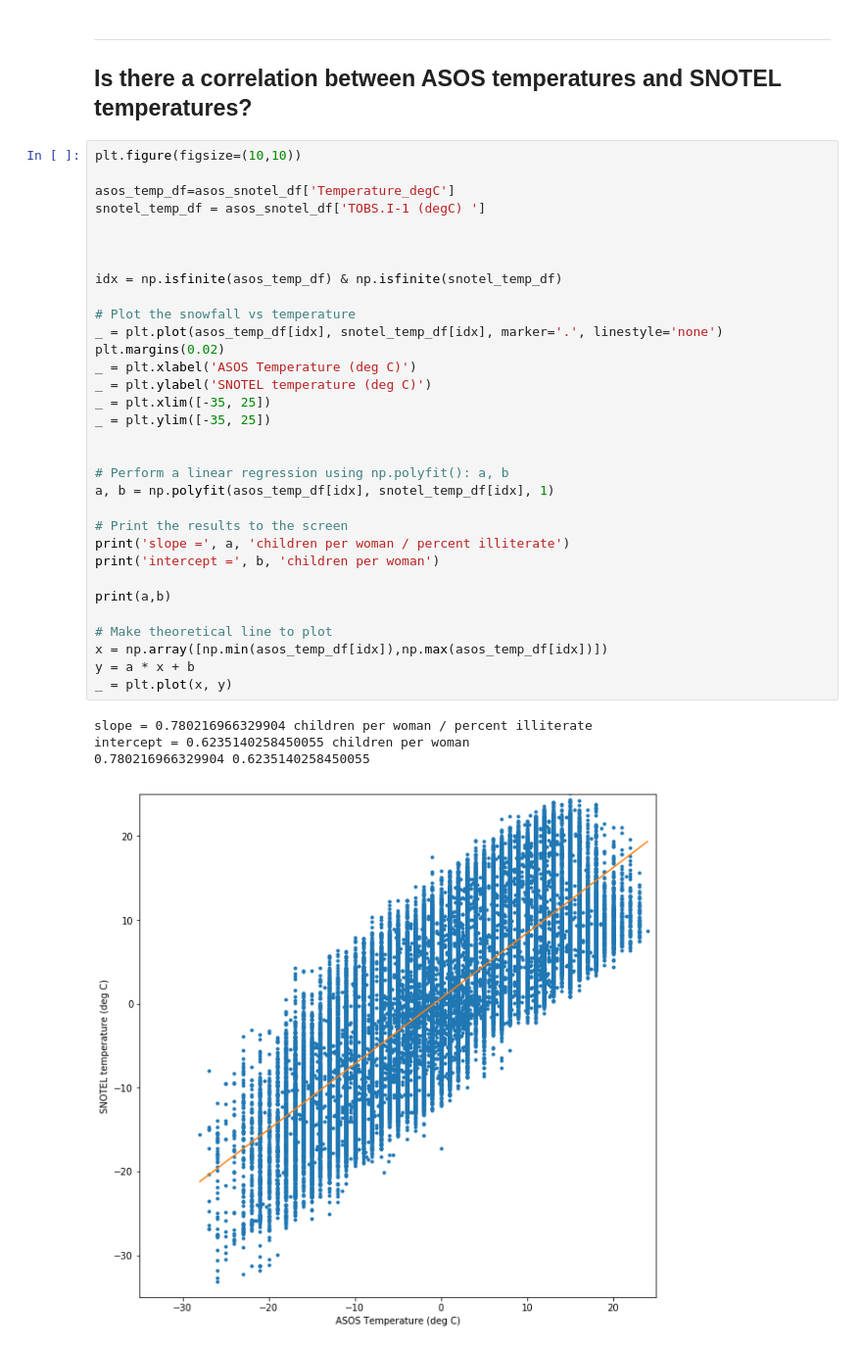
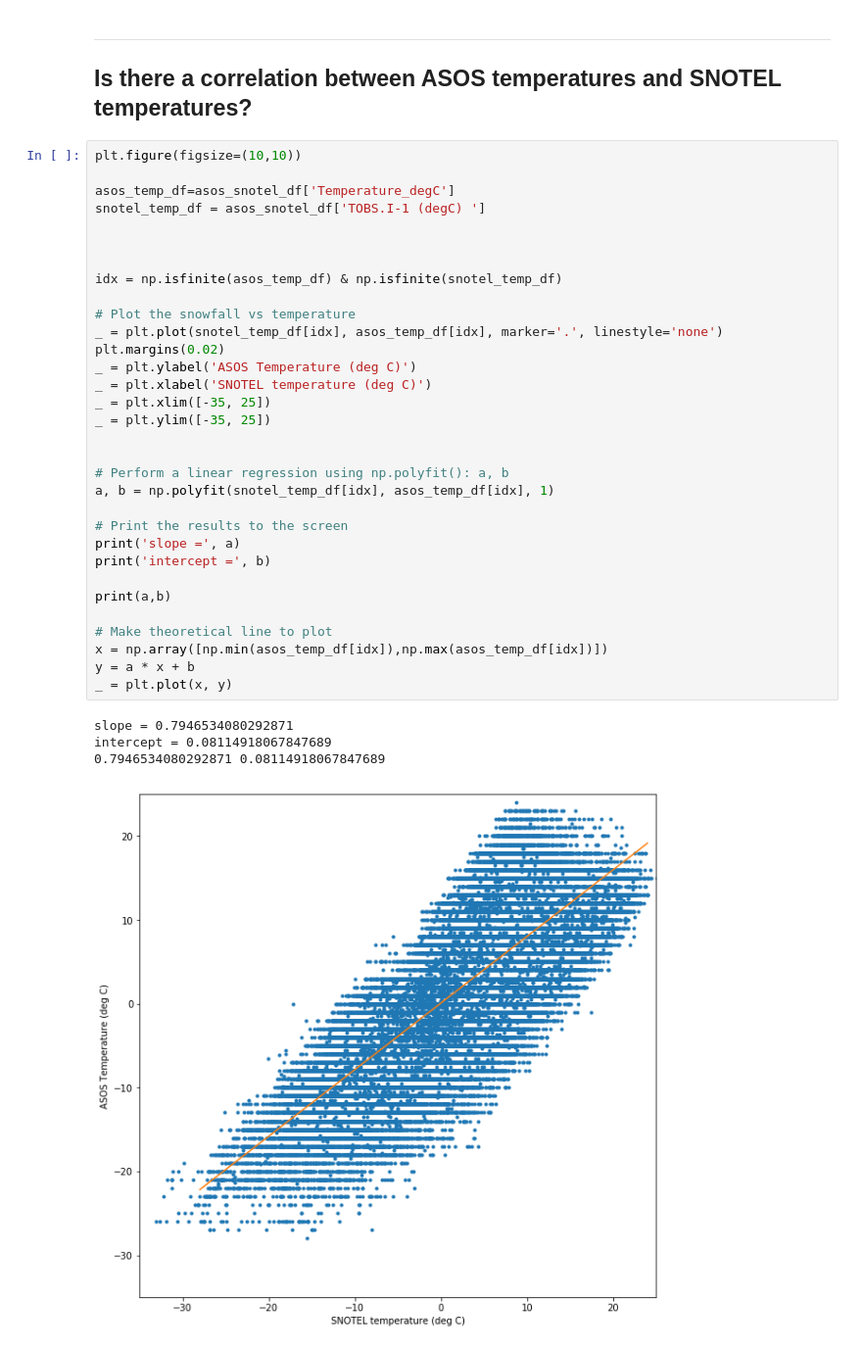
Before and after one commit to dustinrapp/Capstone_Springboard_Intermediate_Python, a Jupyter notebook: Statistics Project.ipynb, the cells around one changed output. Shown at 98% size. Saved outputs shown, nothing was run; the diff lists cells and outputs as text.

```diff
--- a/Statistics Project.ipynb
+++ b/Statistics Project.ipynb
@@ -369,37 +369,37 @@ intercept = -4.677069911089843
 # %%
 plt.figure(figsize=(10,10))
 
 asos_temp_df=asos_snotel_df['Temperature_degC']
 snotel_temp_df = asos_snotel_df['TOBS.I-1 (degC) ']
 
 
 
 idx = np.isfinite(asos_temp_df) & np.isfinite(snotel_temp_df)
 
 # Plot the snowfall vs temperature
-_ = plt.plot(asos_temp_df[idx], snotel_temp_df[idx], marker='.', linestyle='none')
+_ = plt.plot(snotel_temp_df[idx], asos_temp_df[idx], marker='.', linestyle='none')
 plt.margins(0.02)
-_ = plt.xlabel('ASOS Temperature (deg C)')
-_ = plt.ylabel('SNOTEL temperature (deg C)')
+_ = plt.ylabel('ASOS Temperature (deg C)')
+_ = plt.xlabel('SNOTEL temperature (deg C)')
 _ = plt.xlim([-35, 25])
 _ = plt.ylim([-35, 25])
 
 
 # Perform a linear regression using np.polyfit(): a, b
-a, b = np.polyfit(asos_temp_df[idx], snotel_temp_df[idx], 1)
+a, b = np.polyfit(snotel_temp_df[idx], asos_temp_df[idx], 1)
 
 # Print the results to the screen
-print('slope =', a, 'children per woman / percent illiterate')
-print('intercept =', b, 'children per woman')
+print('slope =', a)
+print('intercept =', b)
 
 print(a,b)
 
 # Make theoretical line to plot
 x = np.array([np.min(asos_temp_df[idx]),np.max(asos_temp_df[idx])])
 y = a * x + b
 _ = plt.plot(x, y)
 # %% [output]
-slope = 0.780216966329904 children per woman / percent illiterate
-intercept = 0.6235140258450055 children per woman
-0.780216966329904 0.6235140258450055
+slope = 0.7946534080292871
+intercept = 0.08114918067847689
+0.7946534080292871 0.08114918067847689
-[figure, old version]
+[figure, new version]
```
Also changed, not shown: parts of 21 cells of this notebook.
